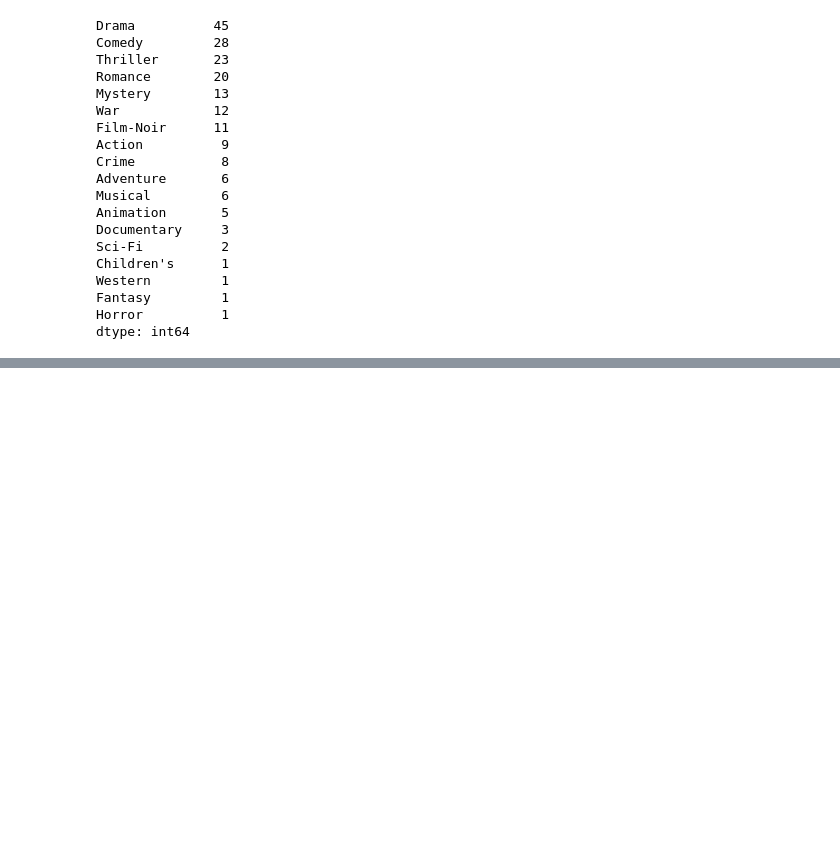
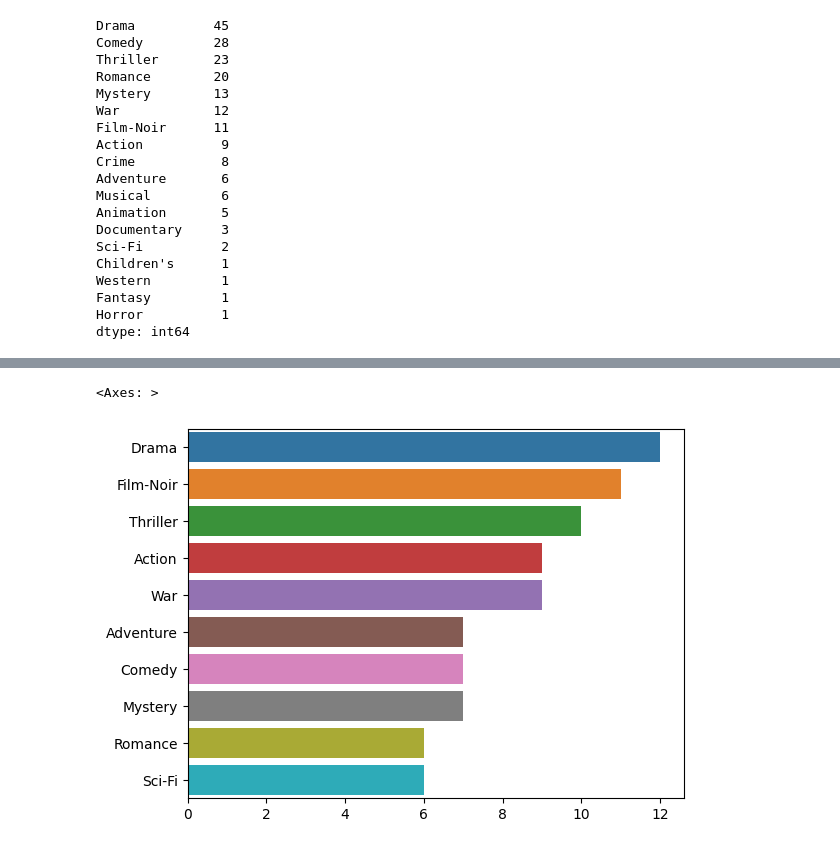
Before and after one commit to kim-dahun/python-study, a Jupyter notebook: py20_movielens.ipynb, the cells around one changed output, grey strips where cells are left out. Drawn from its saved outputs; the diff is of its cells as text; code cells hidden in the pictures; blank space fills up the shorter version.

```diff
--- a/py20_movielens.ipynb
+++ b/py20_movielens.ipynb
@@ -705,0 +764,19 @@ dtype: int64
+# %%
+dfval3 = dfs.pivot_table(values='ratings', index='genres')
+
+over4 = dfval3[dfval3['ratings']>=4]
+
+dfval4 = dfs.pivot_table(values='ratings', index='genres', columns='gender')
+
+over41 = dfval4[dfval4['F']>=4].sort_values(by='F',ascending=False)
+
+over42 = dfval4[dfval4['M']>=4].sort_values(by='M',ascending=False)
+
+dfval5 = dfs.pivot_table(values='ratings', index='genres', columns='age')
+
+over45 = dfval5.iloc[:, 5]
+over46 = dfval5.iloc[:, 2]
+over45_val = over45[over45.values>=4]
+over46_val = over46[over46.values>=4]
+print(over45_val)
+print(over46_val)
@@ -705,0 +801,13 @@ dtype: int64
+# %%
+gernes = []
+
+for x in over4.index:
+
+  gernes.extend(x.split('|'))
+
+genre_count = pd.value_counts(gernes).head(10)
+
+sns.barplot(y=genre_count.index, x=genre_count.values)
+# %% [output]
+<Axes: >
+[figure, added]
```
Also changed, not shown: parts of 14 cells of this notebook.
